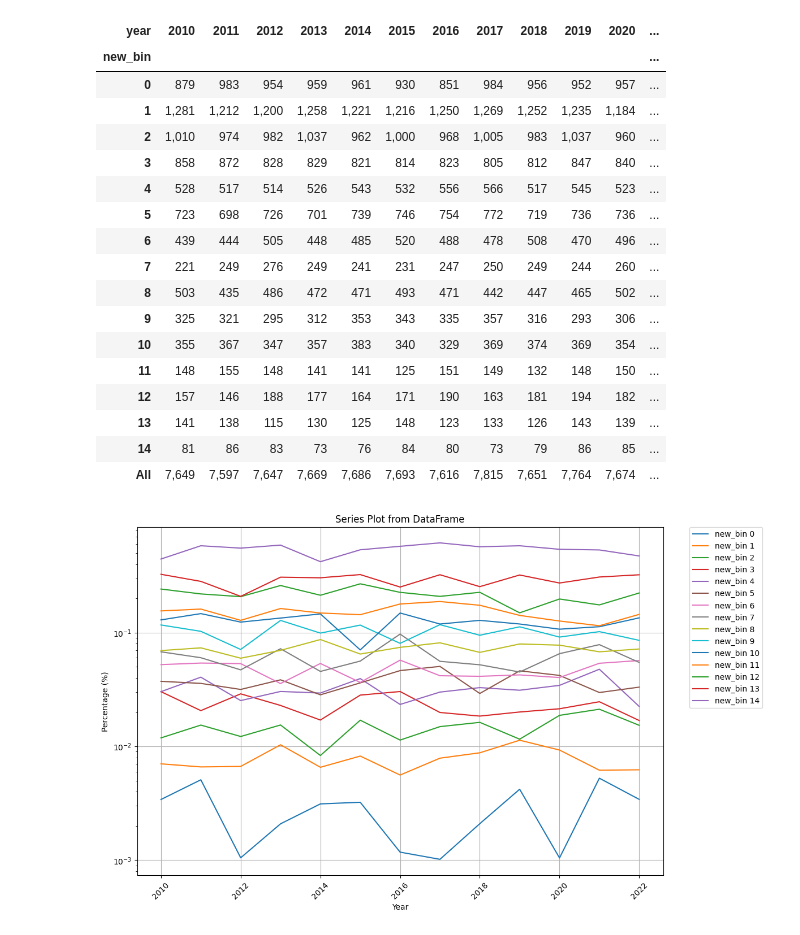
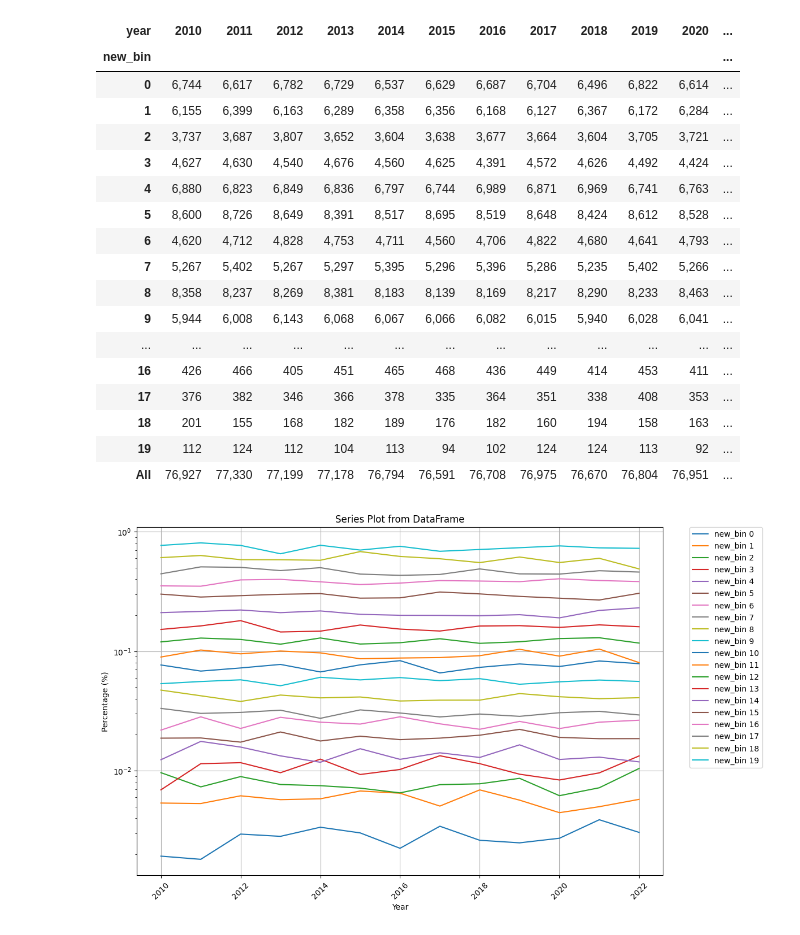
Before and after one commit to at621/optimal_binning, a Jupyter notebook: main.ipynb, the cells around one changed output. Cells and saved outputs as stored; diff of their text form; code cells hidden in the pictures.

```diff
--- a/main.ipynb
+++ b/main.ipynb
@@ -86,0 +50,4 @@ mapping_dict
+# %%
+# Final solution
+df_final = optimal_binning.get_dataframe()
+df_final.head()
@@ -112,61 +88,47 @@ drs.style.format("{:,.0f}")
 # %% [output]
 | year | 2010 | 2011 | 2012 | 2013 | 2014 | 2015 | 2016 | 2017 | 2018 | 2019 | 2020 | ... |
 | new_bin |  |  |  |  |  |  |  |  |  |  |  | ... |
-| 0 | 879 | 983 | 954 | 959 | 961 | 930 | 851 | 984 | 956 | 952 | 957 | ... |
-| 1 | 1,281 | 1,212 | 1,200 | 1,258 | 1,221 | 1,216 | 1,250 | 1,269 | 1,252 | 1,235 | 1,184 | ... |
-| 2 | 1,010 | 974 | 982 | 1,037 | 962 | 1,000 | 968 | 1,005 | 983 | 1,037 | 960 | ... |
-| 3 | 858 | 872 | 828 | 829 | 821 | 814 | 823 | 805 | 812 | 847 | 840 | ... |
-| 4 | 528 | 517 | 514 | 526 | 543 | 532 | 556 | 566 | 517 | 545 | 523 | ... |
-| 5 | 723 | 698 | 726 | 701 | 739 | 746 | 754 | 772 | 719 | 736 | 736 | ... |
-| 6 | 439 | 444 | 505 | 448 | 485 | 520 | 488 | 478 | 508 | 470 | 496 | ... |
-| 7 | 221 | 249 | 276 | 249 | 241 | 231 | 247 | 250 | 249 | 244 | 260 | ... |
-| 8 | 503 | 435 | 486 | 472 | 471 | 493 | 471 | 442 | 447 | 465 | 502 | ... |
-| 9 | 325 | 321 | 295 | 312 | 353 | 343 | 335 | 357 | 316 | 293 | 306 | ... |
-| 10 | 355 | 367 | 347 | 357 | 383 | 340 | 329 | 369 | 374 | 369 | 354 | ... |
-| 11 | 148 | 155 | 148 | 141 | 141 | 125 | 151 | 149 | 132 | 148 | 150 | ... |
-| 12 | 157 | 146 | 188 | 177 | 164 | 171 | 190 | 163 | 181 | 194 | 182 | ... |
-| 13 | 141 | 138 | 115 | 130 | 125 | 148 | 123 | 133 | 126 | 143 | 139 | ... |
-| 14 | 81 | 86 | 83 | 73 | 76 | 84 | 80 | 73 | 79 | 86 | 85 | ... |
-| All | 7,649 | 7,597 | 7,647 | 7,669 | 7,686 | 7,693 | 7,616 | 7,815 | 7,651 | 7,764 | 7,674 | ... |
+| 0 | 6,744 | 6,617 | 6,782 | 6,729 | 6,537 | 6,629 | 6,687 | 6,704 | 6,496 | 6,822 | 6,614 | ... |
+| 1 | 6,155 | 6,399 | 6,163 | 6,289 | 6,358 | 6,356 | 6,168 | 6,127 | 6,367 | 6,172 | 6,284 | ... |
+| 2 | 3,737 | 3,687 | 3,807 | 3,652 | 3,604 | 3,638 | 3,677 | 3,664 | 3,604 | 3,705 | 3,721 | ... |
+| 3 | 4,627 | 4,630 | 4,540 | 4,676 | 4,560 | 4,625 | 4,391 | 4,572 | 4,626 | 4,492 | 4,424 | ... |
+| 4 | 6,880 | 6,823 | 6,849 | 6,836 | 6,797 | 6,744 | 6,989 | 6,871 | 6,969 | 6,741 | 6,763 | ... |
+| 5 | 8,600 | 8,726 | 8,649 | 8,391 | 8,517 | 8,695 | 8,519 | 8,648 | 8,424 | 8,612 | 8,528 | ... |
+| 6 | 4,620 | 4,712 | 4,828 | 4,753 | 4,711 | 4,560 | 4,706 | 4,822 | 4,680 | 4,641 | 4,793 | ... |
+| 7 | 5,267 | 5,402 | 5,267 | 5,297 | 5,395 | 5,296 | 5,396 | 5,286 | 5,235 | 5,402 | 5,266 | ... |
+| 8 | 8,358 | 8,237 | 8,269 | 8,381 | 8,183 | 8,139 | 8,169 | 8,217 | 8,290 | 8,233 | 8,463 | ... |
+| 9 | 5,944 | 6,008 | 6,143 | 6,068 | 6,067 | 6,066 | 6,082 | 6,015 | 5,940 | 6,028 | 6,041 | ... |
+| ... | ... | ... | ... | ... | ... | ... | ... | ... | ... | ... | ... | ... |
+| 16 | 426 | 466 | 405 | 451 | 465 | 468 | 436 | 449 | 414 | 453 | 411 | ... |
+| 17 | 376 | 382 | 346 | 366 | 378 | 335 | 364 | 351 | 338 | 408 | 353 | ... |
+| 18 | 201 | 155 | 168 | 182 | 189 | 176 | 182 | 160 | 194 | 158 | 163 | ... |
+| 19 | 112 | 124 | 112 | 104 | 113 | 94 | 102 | 124 | 124 | 113 | 92 | ... |
+| All | 76,927 | 77,330 | 77,199 | 77,178 | 76,794 | 76,591 | 76,708 | 76,975 | 76,670 | 76,804 | 76,951 | ... |
 # %%
-# Sample DataFrame based on your given data
-data = {
-    'year': ['2010', '2011', '2012', '2013', '2014', '2015', '2016', '2017', '2018', '2019', '2020', '2021', '2022', 'All'],
-    '0': ['0.34%', '0.51%', '0.10%', '0.21%', '0.31%', '0.32%', '0.12%', '0.10%', '0.21%', '0.42%', '0.10%', '0.53%', '0.34%', '0.28%'],
-    '1': ['0.70%', '0.66%', '0.67%', '1.03%', '0.66%', '0.82%', '0.56%', '0.79%', '0.88%', '1.13%', '0.93%', '0.62%', '0.62%', '0.77%'],
-    # ... (rest of your data for rows 2, 3, 4, etc.)
-}
-
 # Convert to DataFrame
-drs = df_final.pivot_table(index='year', columns='new_bin', values='target', aggfunc='mean').T
-
-
-df = drs.T
-
-# Remove '%' and convert values to floats
-# df = drs.T.set_index('year').apply(lambda col: col.str.rstrip('%').astype(float))
+df = df_final.pivot_table(index='year', columns='new_bin', values='target', aggfunc='mean')
 
 # Plotting the DataFrame
 plt.figure(figsize=(12, 8))
 
 for row in df.columns:
     plt.plot(df.index, df[row], label=f'new_bin {row}')
 
 # Set y-axis to logarithmic scale
 plt.yscale('log')
 
 # Add labels and title
 plt.xlabel('Year')
 plt.ylabel('Percentage (%)')
 plt.title('Series Plot from DataFrame')
 plt.xticks(rotation=45)
 plt.legend(bbox_to_anchor=(1.05, 1), loc='upper left', borderaxespad=0.)
 plt.grid(True)
 
 # Show plot
 plt.show()
 # %% [output]
-[figure, old version]
+[figure, new version]
 # %%
 # Plotting the DataFrame
 plt.figure(figsize=(12, 8))
```
Also changed, not shown: parts of 14 cells of this notebook, 1 other file.
